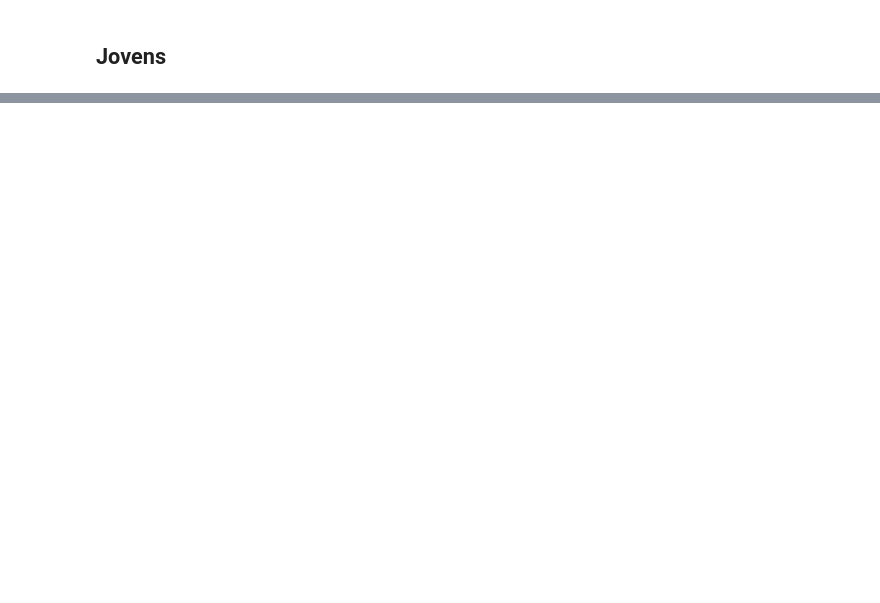
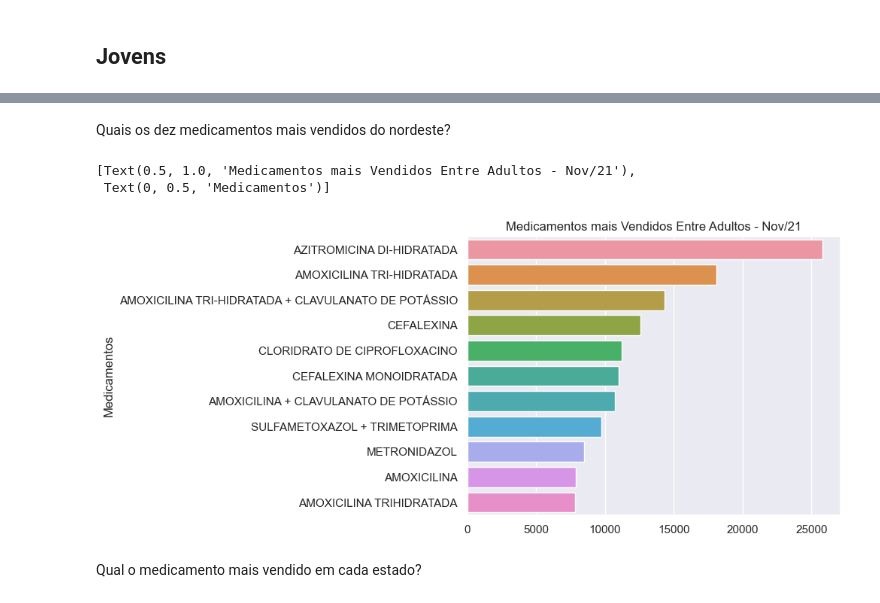
Before and after one commit to dimitriribeiro/medicamento-antimicrobianos, a Jupyter notebook: analise-exploratoria-medicamentos.ipynb, the cells around one changed output, grey strips where cells are left out. Cells and saved outputs as stored; diff of their text form; code cells hidden in the pictures; blank space fills up the shorter version.

```diff
--- a/analise-exploratoria-medicamentos.ipynb
+++ b/analise-exploratoria-medicamentos.ipynb
@@ -370,0 +499,2 @@ O campo QTD_VENDIDA apresenta 0.00% de valores nulos.
+# %%
+adultos_atualizado['CID10'] = adultos_atualizado['CID10'].apply(lambda x: 'Não possui' if pd.isna(x) else x)
@@ -372,0 +596,14 @@ O campo QTD_VENDIDA apresenta 0.00% de valores nulos.
+# %% [markdown]
+Quais os dez medicamentos mais vendidos do nordeste?
+# %%
+top_dez_med_adulto = sns.barplot(x=adultos_atualizado['PRINCIPIO_ATIVO'].value_counts().values[0:11],
+                                 y=adultos_atualizado['PRINCIPIO_ATIVO'].value_counts().index[0:11],
+                                orient='h')
+top_dez_med_adulto.set(title='Medicamentos mais Vendidos Entre Adultos - Nov/21',
+                       ylabel='Medicamentos')
+# %% [output]
+[Text(0.5, 1.0, 'Medicamentos mais Vendidos Entre Adultos - Nov/21'),
+ Text(0, 0.5, 'Medicamentos')]
+[figure, added]
+# %% [markdown]
+Qual o medicamento mais vendido em cada estado?
```
Also changed, not shown: parts of 59 cells of this notebook.
